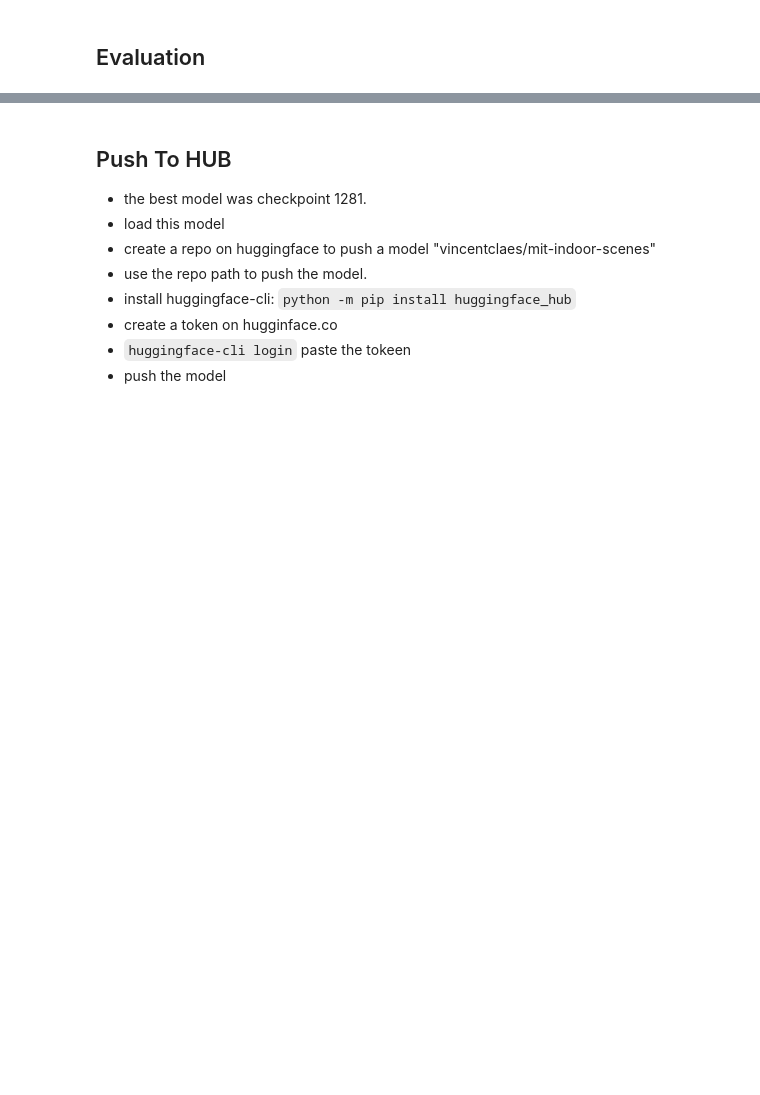
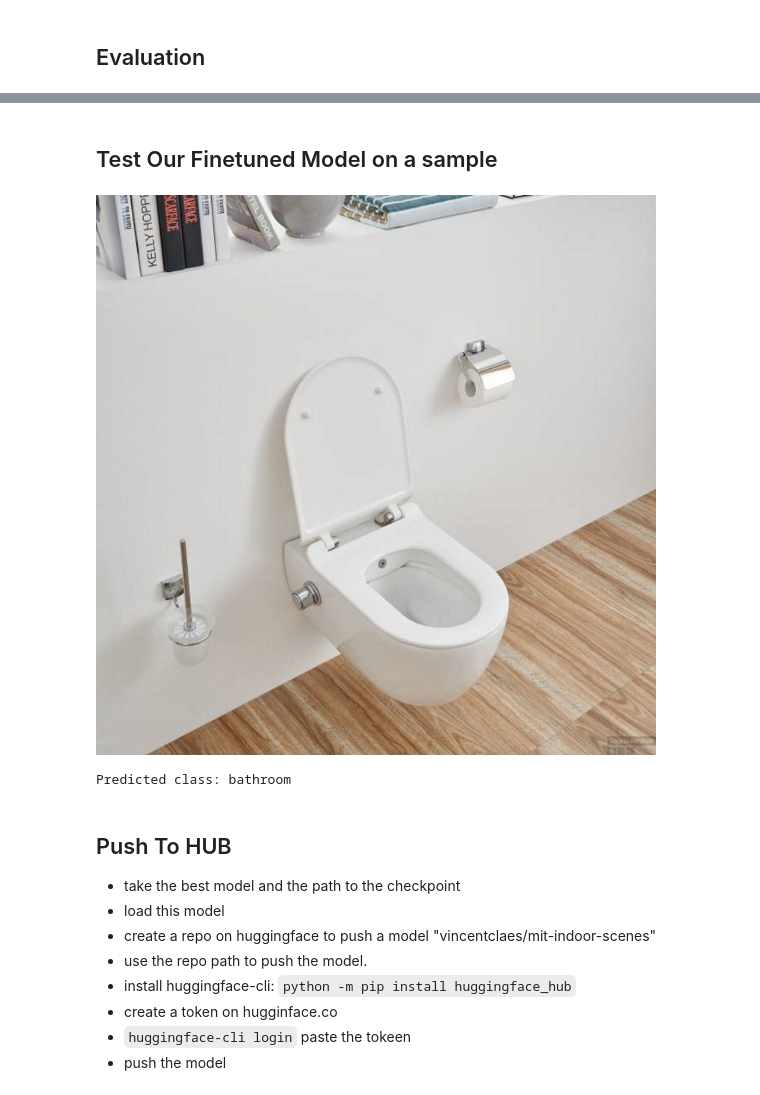
Before and after one commit to vincentclaes/image-classificaition, a Jupyter notebook: image-classification-finetuning.ipynb, the cells around one changed output, grey strips where cells are left out. Saved outputs shown, nothing was run; the diff lists cells and outputs as text; code cells hidden in the pictures; blank space fills up the shorter version.

```diff
--- a/image-classification-finetuning.ipynb
+++ b/image-classification-finetuning.ipynb
@@ -384,7 +363,25 @@ INFO:matplotlib.font_manager:Generating new fontManager, this may take some time
+# %% [markdown]
+## Test Our Finetuned Model on a sample
+# %%
+from transformers import ViTFeatureExtractor, AutoModelForImageClassification
+from PIL import Image
+
+feature_extractor = ViTFeatureExtractor.from_pretrained("mit-indoor-scenes/checkpoint-1708")
+model = AutoModelForImageClassification.from_pretrained("mit-indoor-scenes/checkpoint-1708")
+
+image = Image.open("images/toilet-in-office.jpg")
+image.show()
+inputs = feature_extractor(image, return_tensors="pt")
+outputs = model(**inputs)
+predicted_class_idx = outputs.logits.argmax(-1).item()
+print("Predicted class:", model.config.id2label[predicted_class_idx])
+# %% [output]
+[figure, added]
+Predicted class: bathroom
 # %% [markdown]
 ## Push To HUB
 
-- the best model was checkpoint 1281.
+- take the best model and the path to the checkpoint
 - load this model
 - create a repo on huggingface to push a model "vincentclaes/mit-indoor-scenes"
 - use the repo path to push the model.
```
Also changed, not shown: parts of 20 cells of this notebook, 2 other files.
